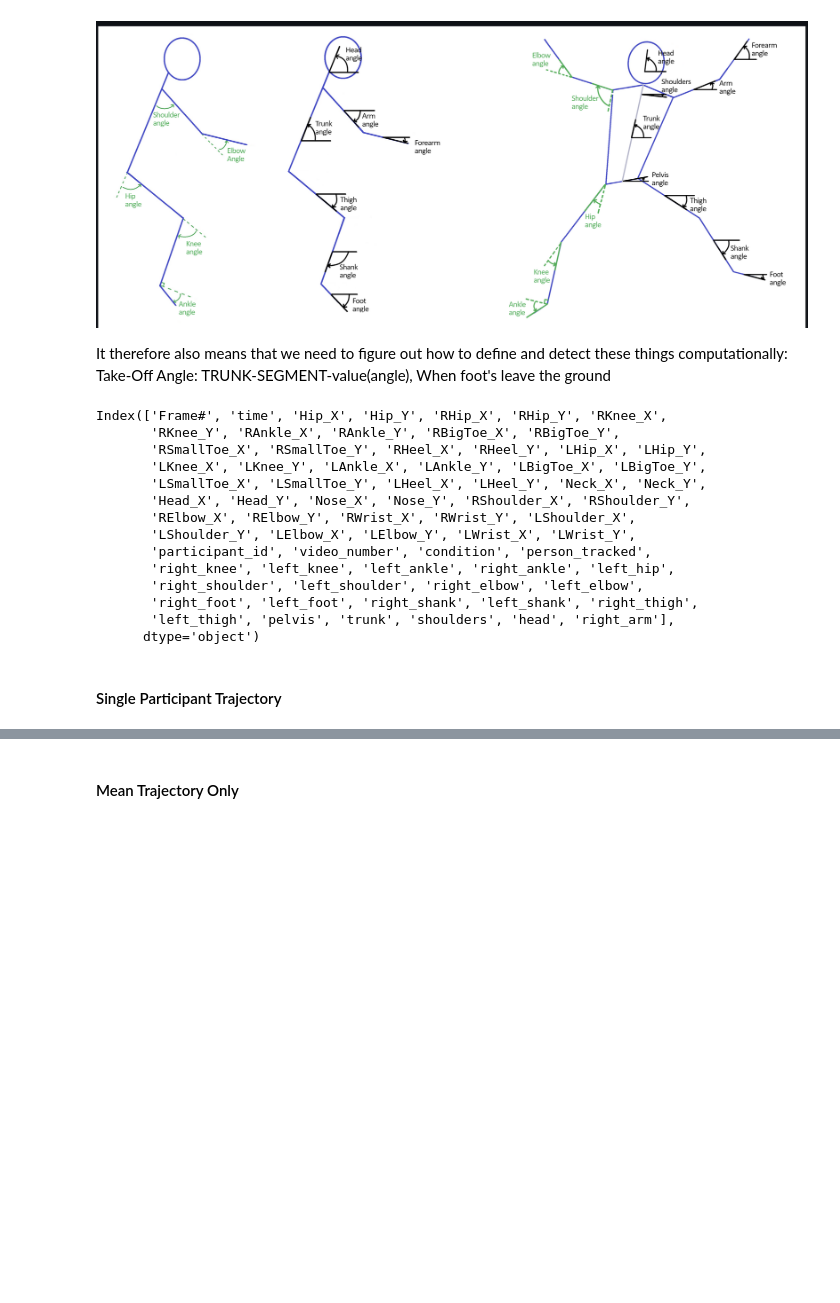
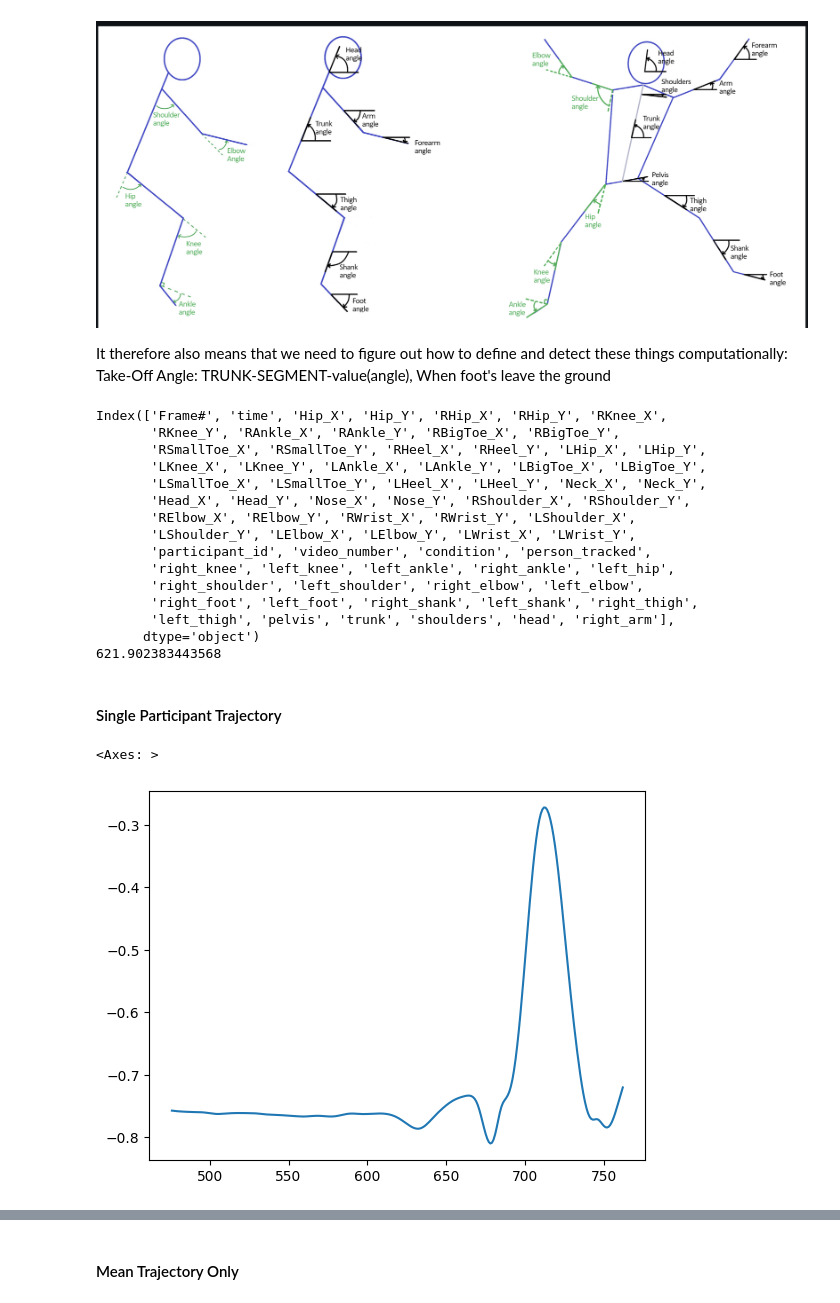
Before and after one commit to Niels-Engedal/GymTracker, a Jupyter notebook: Scripts/analysis_notebook.ipynb, the cells around one changed output, grey strips where cells are left out. Saved outputs shown, nothing was run; the diff lists cells and outputs as text; code cells hidden in the pictures; blank space fills up the shorter version.

```diff
--- a/Scripts/analysis_notebook.ipynb
+++ b/Scripts/analysis_notebook.ipynb
@@ -336,6 +336,8 @@ It therefore also means that we need to figure out how to define and detect thes
 Take-Off Angle: TRUNK-SEGMENT-value(angle), When foot's leave the ground
 # %%
 print(merged_df.columns[0:70])
+
+print(merged_df['left_hip_ang_vel'].max())
 # %% [output]
 Index(['Frame#', 'time', 'Hip_X', 'Hip_Y', 'RHip_X', 'RHip_Y', 'RKnee_X',
        'RKnee_Y', 'RAnkle_X', 'RAnkle_Y', 'RBigToe_X', 'RBigToe_Y',
@@ -351,3 +353,4 @@ Index(['Frame#', 'time', 'Hip_X', 'Hip_Y', 'RHip_X', 'RHip_Y', 'RKnee_X',
        'right_foot', 'left_foot', 'right_shank', 'left_shank', 'right_thigh',
        'left_thigh', 'pelvis', 'trunk', 'shoulders', 'head', 'right_arm'],
       dtype='object')
+621.902383443568
@@ -427,3 +357,13 @@ def plot_joint_trajectory(
 # %% [markdown]
 #### Single Participant Trajectory
+# %%
+
+p1_df = merged_df[
+    (merged_df["participant_id"] == "1") & (merged_df["video_number"] == '1')
+]
+
+p1_df['RAnkle_Y'].plot()
+# %% [output]
+<Axes: >
+[figure, added]
 # %%
```
Also changed, not shown: parts of 14 cells of this notebook, 5 other files.
